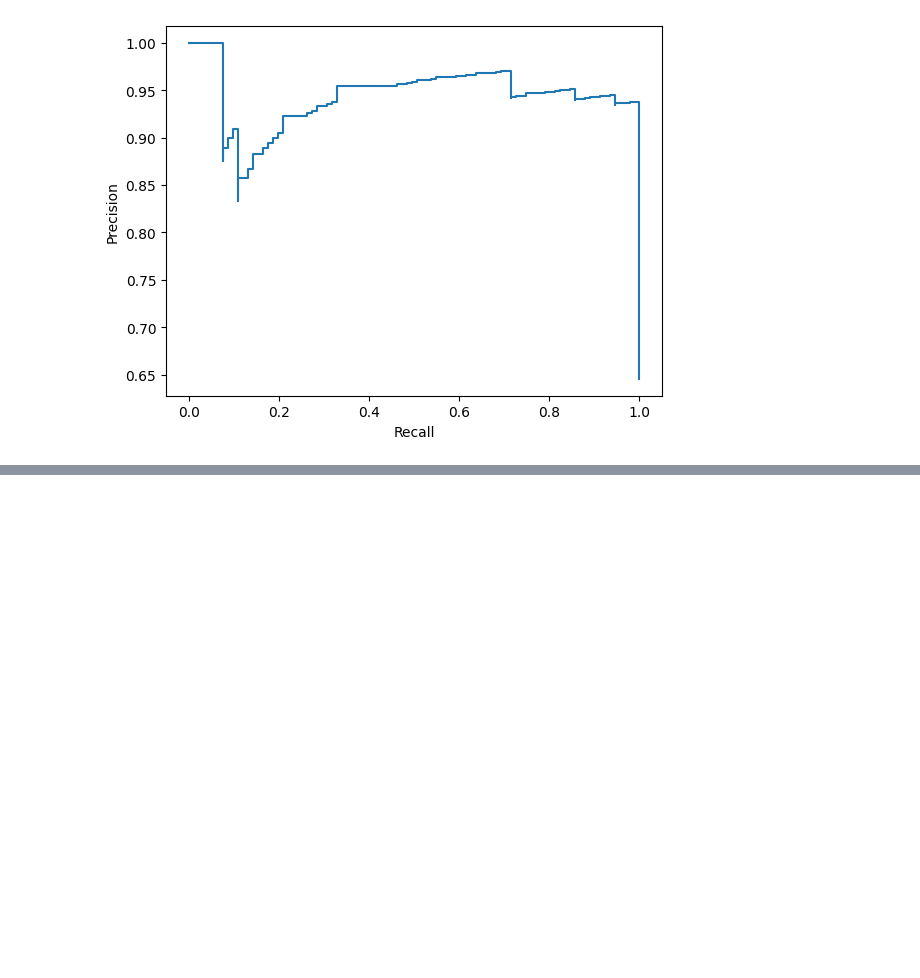
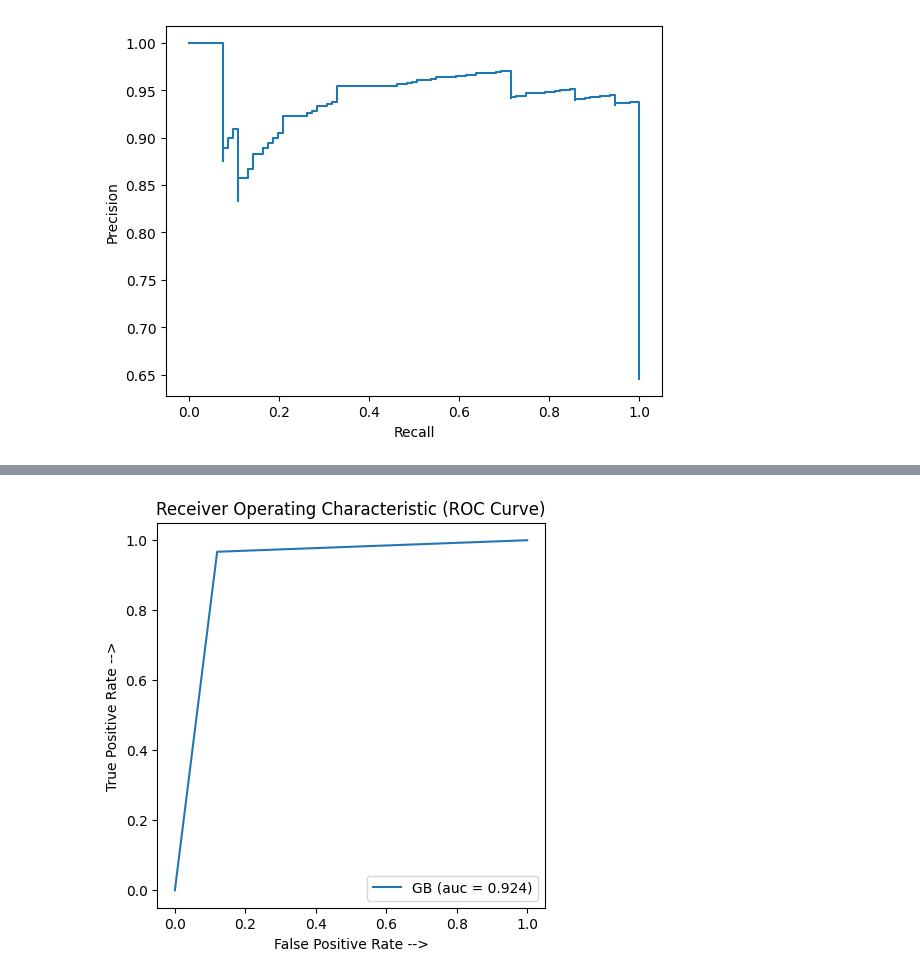
Before and after one commit to MahendraSai024/GLOF, a Jupyter notebook: RandomForestEnsembleMethods.ipynb, the cells around one changed output, grey strips where cells are left out. Cells and saved outputs as stored; diff of their text form; code cells hidden in the pictures; blank space fills up the shorter version.

```diff
--- a/RandomForestEnsembleMethods.ipynb
+++ b/RandomForestEnsembleMethods.ipynb
@@ -829,0 +902,14 @@ display = PrecisionRecallDisplay(precision=precision, recall=recall).plot()
+# %%
+gb_fpr, gb_tpr, threshold = roc_curve(y_test, gb_prediction)
+auc = auc(gb_fpr, gb_tpr)
+
+plt.figure(figsize=(5, 5), dpi=100)
+plt.plot(gb_fpr, gb_tpr, linestyle='-', label='GB (auc = %0.3f)' % auc)
+plt.title("Receiver Operating Characteristic (ROC Curve)")
+plt.xlabel('False Positive Rate -->')
+plt.ylabel('True Positive Rate -->')
+
+plt.legend()
+plt.show()
+# %% [output]
+[figure, added]
```
Also changed, not shown: parts of 4 cells of this notebook, 5 other files.
